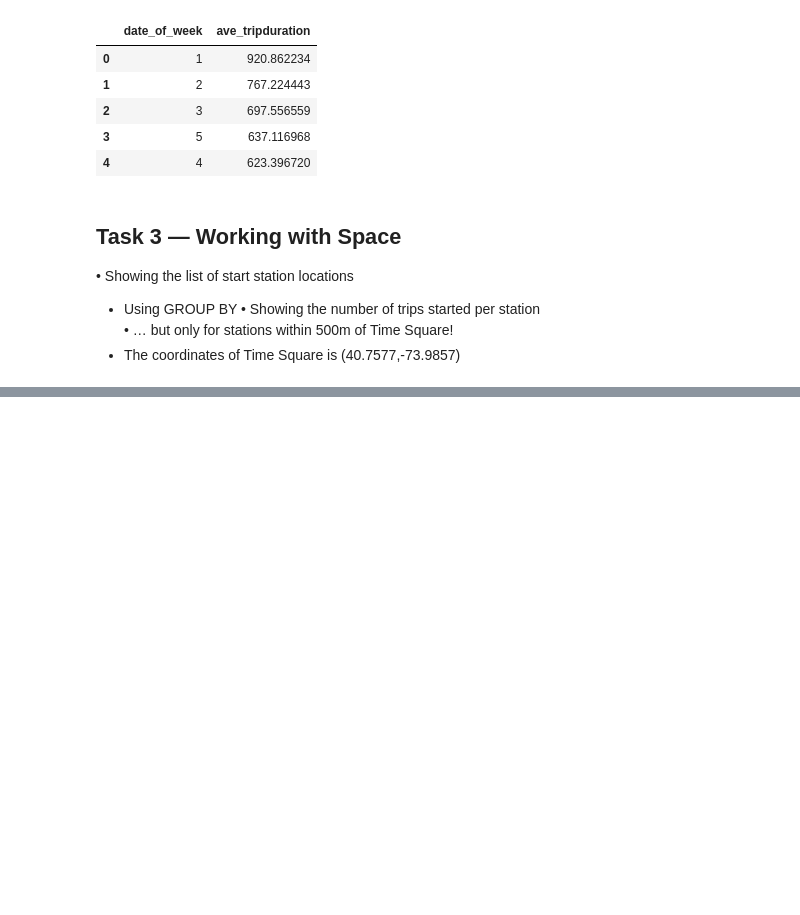
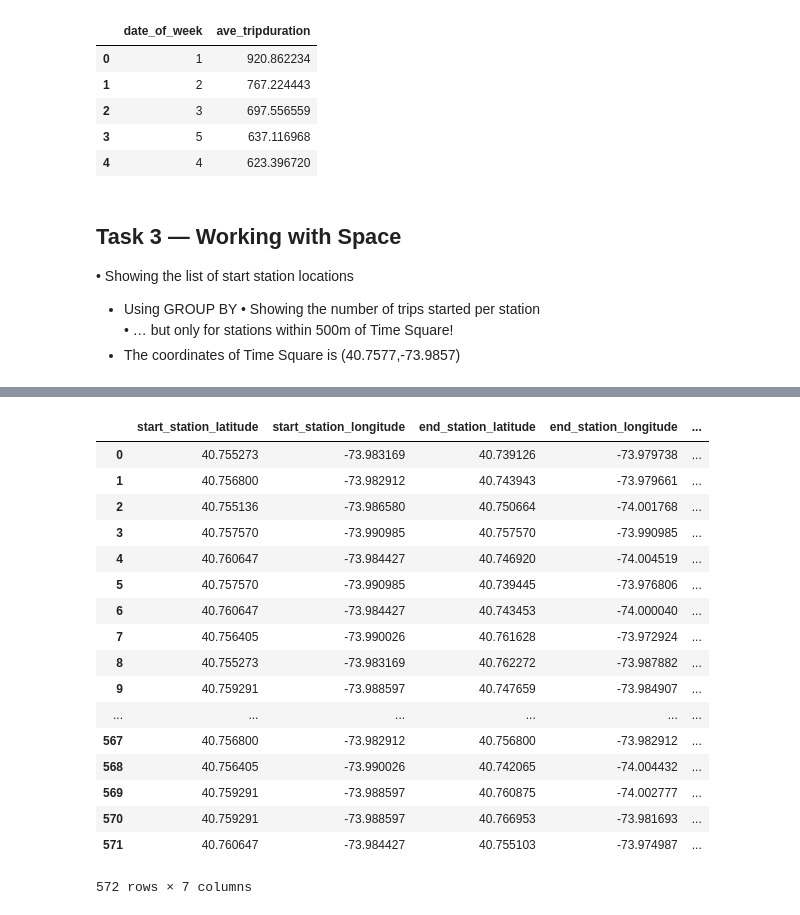
Before and after one commit to jazzzchan/PUI2017_yc3300, a Jupyter notebook: HW7_yc3300/Assignment_2.ipynb, the cells around one changed output, grey strips where cells are left out. Saved outputs shown, nothing was run; the diff lists cells and outputs as text; code cells hidden in the pictures; blank space fills up the shorter version.

```diff
--- a/HW7_yc3300/Assignment_2.ipynb
+++ b/HW7_yc3300/Assignment_2.ipynb
@@ -143,0 +280,31 @@ SyntaxError: EOF while scanning triple-quoted string literal (<ipython-input-105
+# %%
+task4_extra = '''
+SELECT
+start_station_latitude, start_station_longitude,end_station_latitude,end_station_longitude,
+st_makeline(CDB_transformToWebmercator(CDB_latlng(start_station_latitude,start_station_longitude)),
+                   CDB_transformToWebmercator(CDB_latlng(end_station_latitude,end_station_longitude)))as the_geom_webmercator,Min(cartodb_id) as cartodb_id,count(tripduration) as numtrips FROM citibike
+where st_dwithin(cdb_latlng(start_station_latitude,start_station_longitude)::geography, cdb_latlng(40.7577,-73.9857)::geography,500) and tripduration<7200
+
+group by start_station_latitude, start_station_longitude,end_station_latitude,end_station_longitude
+'''
+# %%
+pd.read_csv(StringIO.StringIO(queryCartoDB(task4_extra)), sep=',')
+# %% [output]
+|  | start_station_latitude | start_station_longitude | end_station_latitude | end_station_longitude | ... |
+| 0 | 40.755273 | -73.983169 | 40.739126 | -73.979738 | ... |
+| 1 | 40.756800 | -73.982912 | 40.743943 | -73.979661 | ... |
+| 2 | 40.755136 | -73.986580 | 40.750664 | -74.001768 | ... |
+| 3 | 40.757570 | -73.990985 | 40.757570 | -73.990985 | ... |
+| 4 | 40.760647 | -73.984427 | 40.746920 | -74.004519 | ... |
+| 5 | 40.757570 | -73.990985 | 40.739445 | -73.976806 | ... |
+| 6 | 40.760647 | -73.984427 | 40.743453 | -74.000040 | ... |
+| 7 | 40.756405 | -73.990026 | 40.761628 | -73.972924 | ... |
+| 8 | 40.755273 | -73.983169 | 40.762272 | -73.987882 | ... |
+| 9 | 40.759291 | -73.988597 | 40.747659 | -73.984907 | ... |
+| ... | ... | ... | ... | ... | ... |
+| 567 | 40.756800 | -73.982912 | 40.756800 | -73.982912 | ... |
+| 568 | 40.756405 | -73.990026 | 40.742065 | -74.004432 | ... |
+| 569 | 40.759291 | -73.988597 | 40.760875 | -74.002777 | ... |
+| 570 | 40.759291 | -73.988597 | 40.766953 | -73.981693 | ... |
+| 571 | 40.760647 | -73.984427 | 40.755103 | -73.974987 | ... |
+572 rows × 7 columns
```
Also changed, not shown: parts of 9 cells of this notebook.
